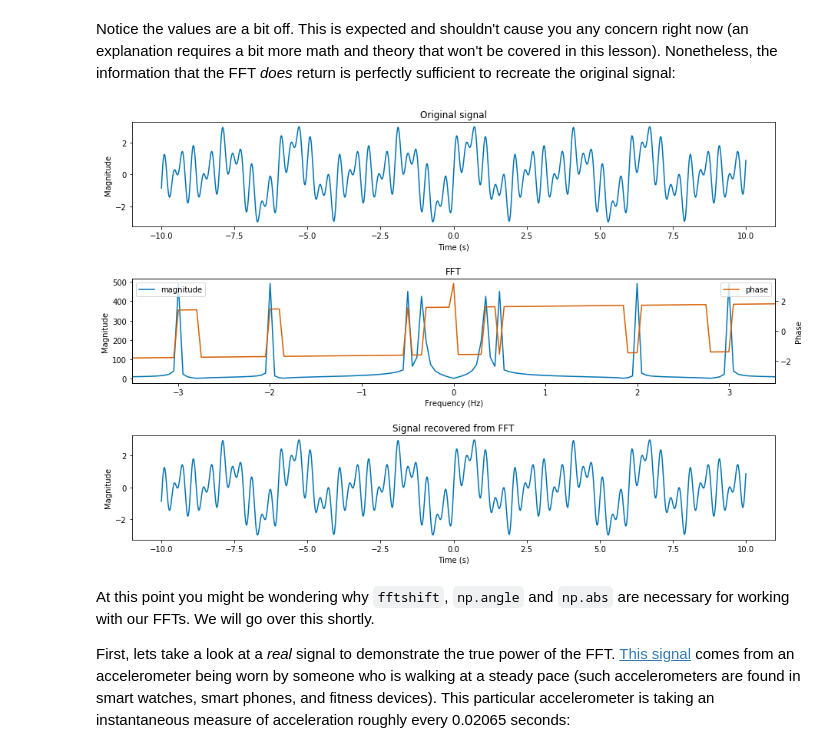
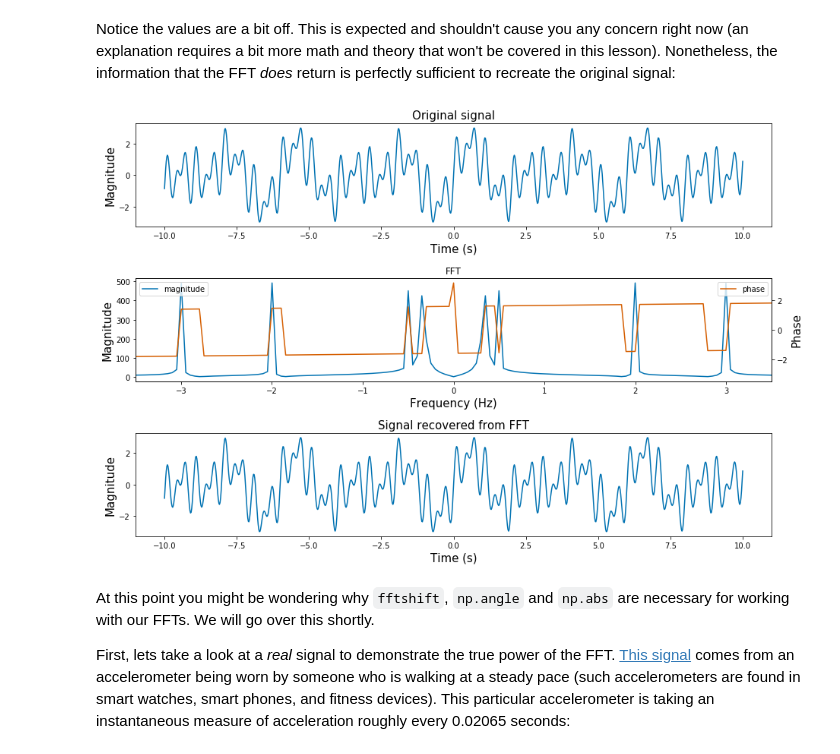
Before and after one commit to TheJacksonLaboratory/images-as-signals, a Jupyter notebook: lessons/2-Fourier_Transform.ipynb, the cells around one changed output. Cells and saved outputs as stored; diff of their text form; code cells hidden in the pictures.

```diff
--- a/lessons/2-Fourier_Transform.ipynb
+++ b/lessons/2-Fourier_Transform.ipynb
@@ -139,38 +139,39 @@ Notice the values are a bit off. This is expected and shouldn't cause you any co
 # %%
 from scipy.fftpack import ifft, ifftshift
 
 y_fft = fftshift(fft(y))
 y_from_fft = ifft(ifftshift(y_fft))
 
 # Plot
 fig, ax = plt.subplots(nrows=3, figsize=(15,10))
 fig.subplots_adjust(hspace=.5)
+font = {'size': 15}
 
 # Top plot
 ax[0].plot(x, y)
-ax[0].set_title('Original signal')
-ax[0].set_xlabel('Time (s)')
-ax[0].set_ylabel('Magnitude')
+ax[0].set_title('Original signal', fontdict=font)
+ax[0].set_xlabel('Time (s)', fontdict=font)
+ax[0].set_ylabel('Magnitude', fontdict=font)
 
 # Middle plot
 ax[1].set_xlim(-3.5, 3.5)
-ax[1].set_xlabel('Frequency (Hz)')
-ax[1].set_ylabel('Magnitude')
+ax[1].set_xlabel('Frequency (Hz)', fontdict=font)
+ax[1].set_ylabel('Magnitude', fontdict=font)
 ax[1].plot(freq_x, np.abs(y_fft), label='magnitude')
 ax[1].set_title('FFT')
 ax[1].legend(loc=2)
 ax_share = ax[1].twinx()
 ax_share.plot(freq_x, np.angle(y_fft), color='C2', label='phase')
 ax_share.legend(loc=1)
-ax_share.set_ylabel('Phase')
+ax_share.set_ylabel('Phase', fontdict=font)
 
 # Bottom plot
 ax[2].plot(x, y_from_fft)
-ax[2].set_title('Signal recovered from FFT')
-ax[2].set_xlabel('Time (s)')
-ax[2].set_ylabel('Magnitude');
+ax[2].set_title('Signal recovered from FFT', fontdict=font)
+ax[2].set_xlabel('Time (s)', fontdict=font)
+ax[2].set_ylabel('Magnitude', fontdict=font);
 # %% [output]
-[figure, old version]
+[figure, new version]
 # %% [markdown]
 At this point you might be wondering why `fftshift`, `np.angle` and `np.abs` are necessary for working with our FFTs. We will go over this shortly.
 
```
Also changed, not shown: parts of 19 cells of this notebook, 1 other file.
